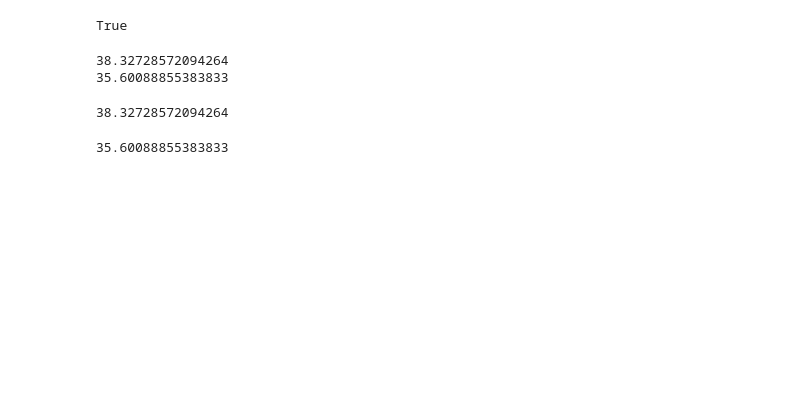
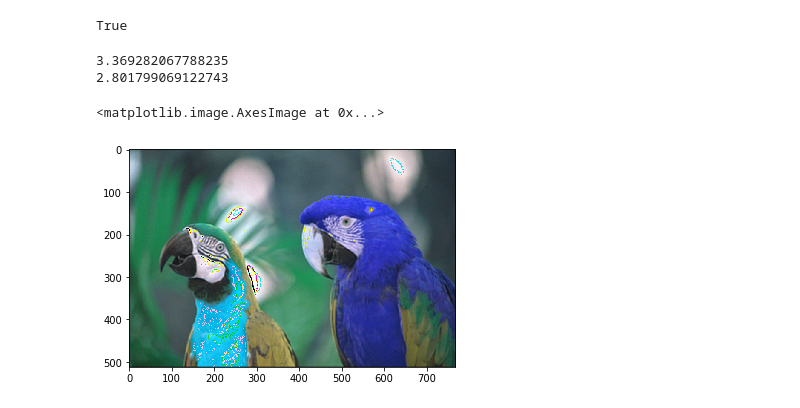
Before and after one commit to shv07/Computer-Vision, a Jupyter notebook: Reverse_Filter_code.ipynb, the cells around one changed output. Saved outputs shown, nothing was run; the diff lists cells and outputs as text; code cells hidden in the pictures; blank space fills up the shorter version.

```diff
--- a/Reverse_Filter_code.ipynb
+++ b/Reverse_Filter_code.ipynb
@@ -85,19 +106,23 @@ True
 #######################main.py########################
 
 im=cv.imread('bird.png')
-#_J=cv.GaussianBlur(im,(7,7),3)
-J=cv.bilateralFilter(im,15,75,75)
+#im=cv.resize(im,(500,500,))
+_J=cv.GaussianBlur(im,(21,21),2)
+
+#J=cv.bilateralFilter(im,40,75,75)
 tmp=[]
 tmp_PSNR=[]
-for i in range(3,100):
+
+'''for i in range(3,20):
     X=Reverse(J,i)
     tmp.append(X)
     tmp_PSNR.append(PSNR(im,X))
 
 k=tmp_PSNR.index(max(tmp_PSNR))
-X_=tmp[k]
+X_=tmp[k]'''
+
 #cv2.medianBlur(img,5)
-#X_=Reverse(J,5)
+X_=Reverse(_J,8)
 X_=np.uint8(X_)
 #cv.imwrite('Reverse_bird.jpg',X_)
 
@@ -105,16 +130,12 @@ X_=np.uint8(X_)
 #cv.imwrite('BLurred_bird.jpg',J)
 
 print(PSNR(im,X_))
-print(PSNR(im,J))
+print(PSNR(im,_J))
 # %% [output]
-38.32728572094264
-35.60088855383833
+3.369282067788235
+2.801799069122743
-# %%
-tmp=Reverse(J,150)
-print(PSNR(im,X_))
-# %% [output]
-38.32728572094264
-# %%
-print(PSNR(im,J))
-# %% [output]
-35.60088855383833
+# %%
+plt.imshow(X_)
+# %% [output]
+<matplotlib.image.AxesImage at 0x...>
+[figure, added]
```
Also changed, not shown: parts of 28 cells of this notebook.
